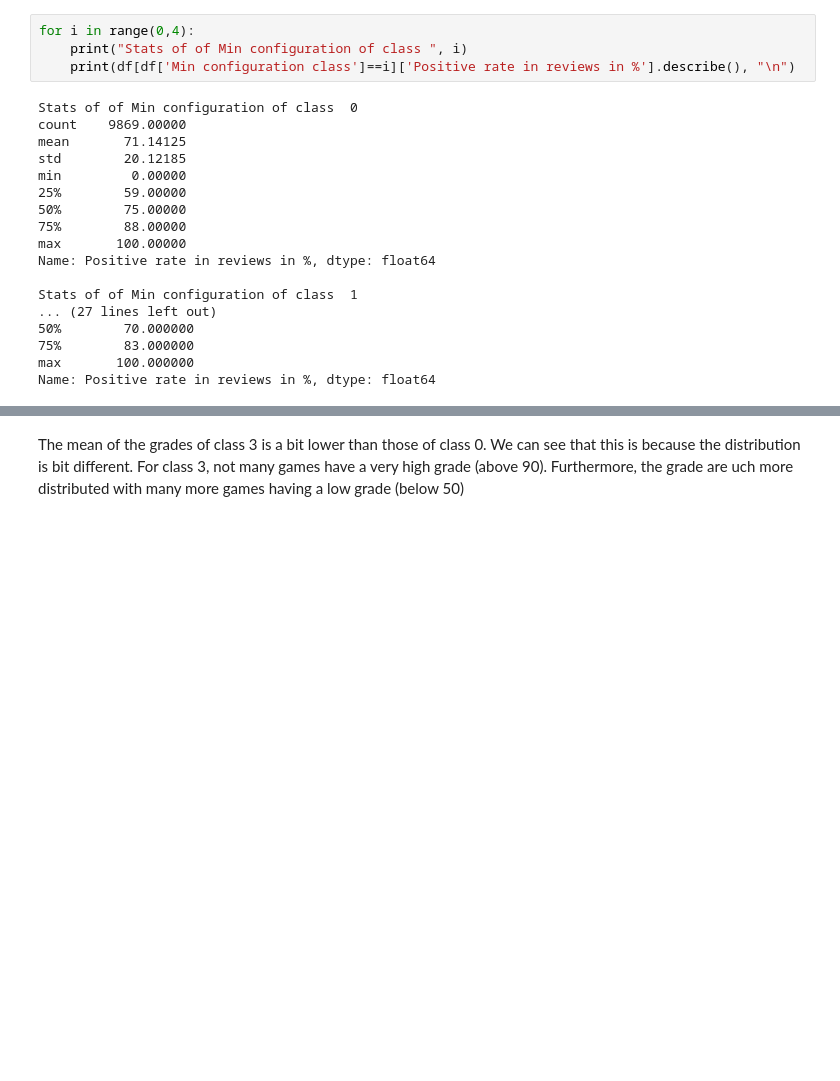
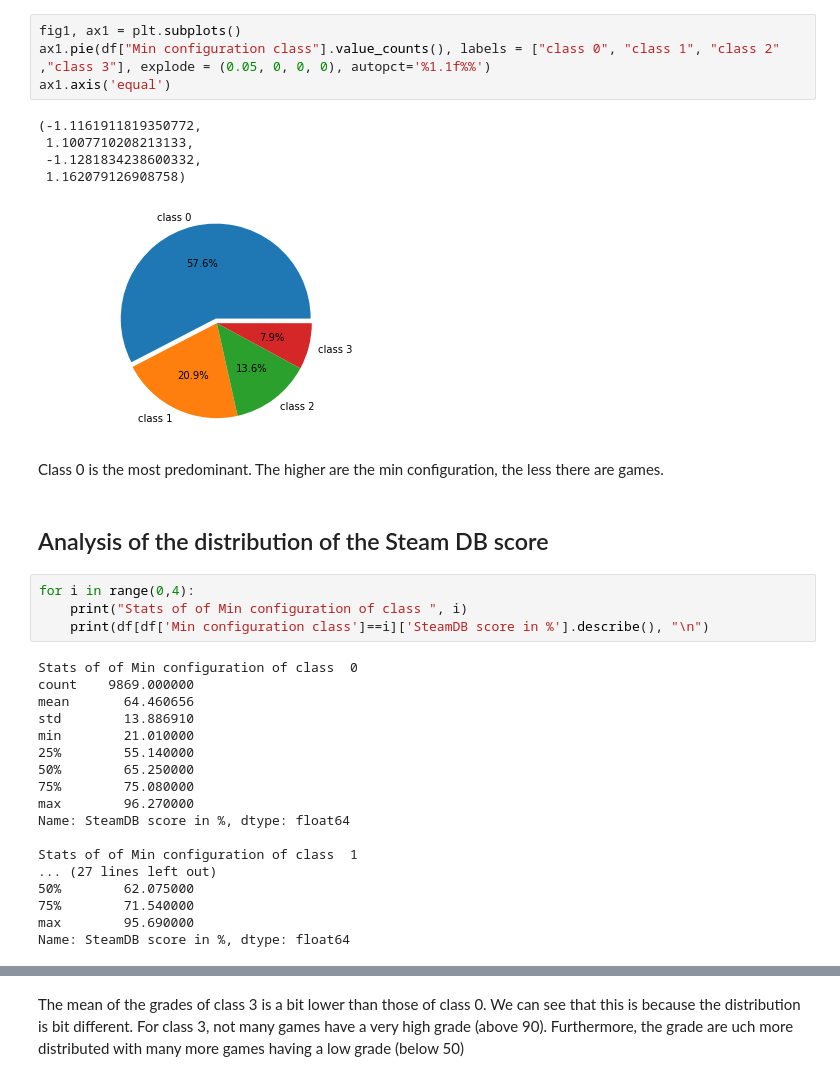
Before and after one commit to gregbellan/MODS203, a Jupyter notebook: Data_Jaylet.ipynb, the cells around one changed output, grey strips where cells are left out. Cells and saved outputs as stored; diff of their text form; blank space fills up the shorter version.

```diff
--- a/Data_Jaylet.ipynb
+++ b/Data_Jaylet.ipynb
@@ -18,22 +38,36 @@ df.head(5)
+# %%
+fig1, ax1 = plt.subplots()
+ax1.pie(df["Min configuration class"].value_counts(), labels = ["class 0", "class 1", "class 2" ,"class 3"], explode = (0.05, 0, 0, 0), autopct='%1.1f%%')
+ax1.axis('equal')
+# %% [output]
+(-1.1161911819350772,
+ 1.1007710208213133,
+ -1.1281834238600332,
+ 1.162079126908758)
+[figure, added]
+# %% [markdown]
+Class 0 is the most predominant. The higher are the min configuration, the less there are games.
+# %% [markdown]
+## Analysis of the distribution of the Steam DB score
 # %%
 for i in range(0,4):
     print("Stats of of Min configuration of class ", i)
-    print(df[df['Min configuration class']==i]['Positive rate in reviews in %'].describe(), "\n")
+    print(df[df['Min configuration class']==i]['SteamDB score in %'].describe(), "\n")
 # %% [output]
 Stats of of Min configuration of class  0
-count    9869.00000
-mean       71.14125
-std        20.12185
-min         0.00000
-25%        59.00000
-50%        75.00000
-75%        88.00000
-max       100.00000
-Name: Positive rate in reviews in %, dtype: float64
+count    9869.000000
+mean       64.460656
+std        13.886910
+min        21.010000
+25%        55.140000
+50%        65.250000
+75%        75.080000
+max        96.270000
+Name: SteamDB score in %, dtype: float64
 
 Stats of of Min configuration of class  1
 ... (27 lines left out)
-50%        70.000000
-75%        83.000000
-max       100.000000
-Name: Positive rate in reviews in %, dtype: float64
+50%        62.075000
+75%        71.540000
+max        95.690000
+Name: SteamDB score in %, dtype: float64
```
Also changed, not shown: parts of 23 cells of this notebook.
